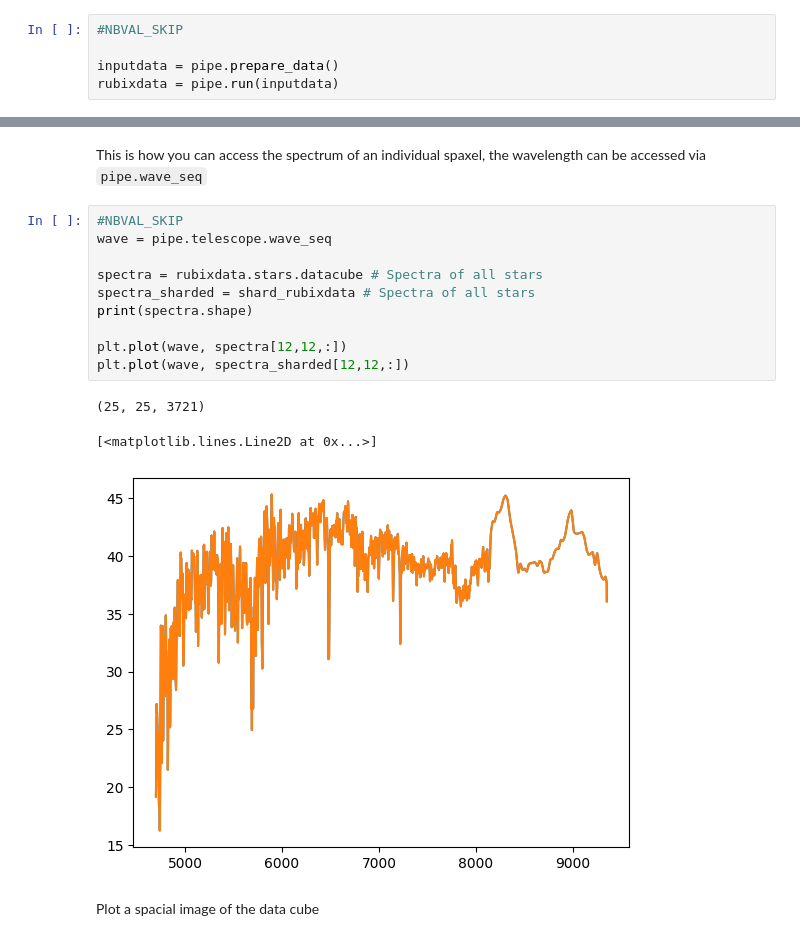
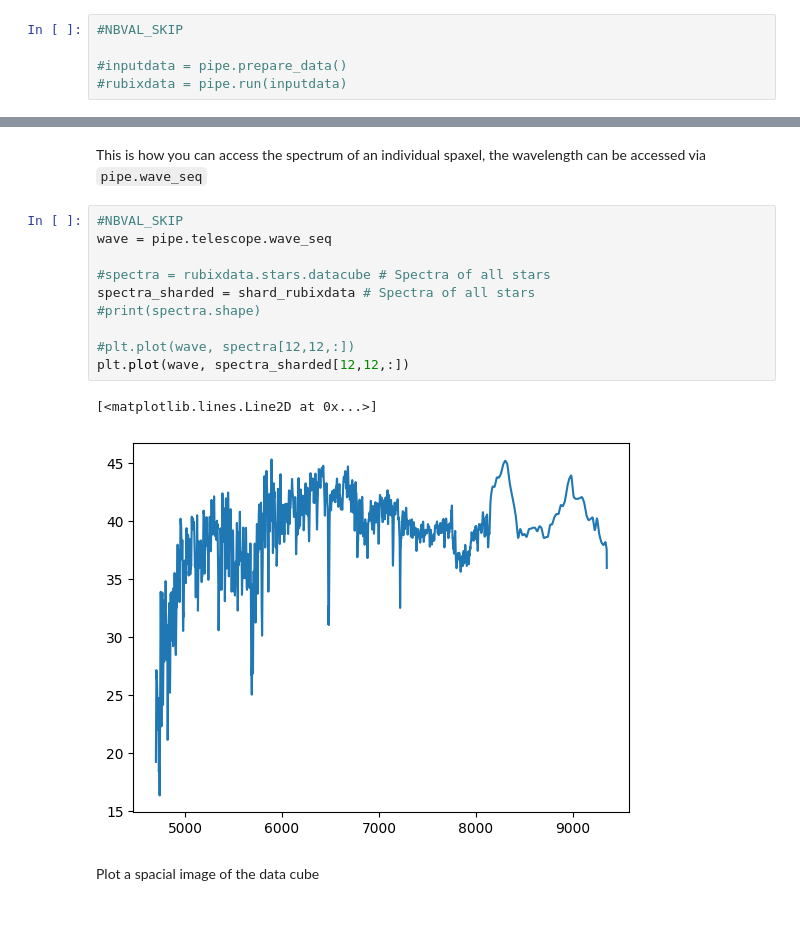
Before and after one commit to AstroAI-Lab/rubix, a Jupyter notebook: notebooks/rubix_pipeline_single_function_shard_map.ipynb, the cells around one changed output, grey strips where cells are left out. Saved outputs shown, nothing was run; the diff lists cells and outputs as text.

```diff
--- a/notebooks/rubix_pipeline_single_function_shard_map.ipynb
+++ b/notebooks/rubix_pipeline_single_function_shard_map.ipynb
@@ -225,6 +231,6 @@ pipe = RubixPipeline(config)
 # %%
 #NBVAL_SKIP
 
-inputdata = pipe.prepare_data()
-rubixdata = pipe.run(inputdata)
+#inputdata = pipe.prepare_data()
+#rubixdata = pipe.run(inputdata)
 # %% [output]
@@ -284,17 +292,16 @@ This is how you can access the spectrum of an individual spaxel, the wavelength
 # %%
 #NBVAL_SKIP
 wave = pipe.telescope.wave_seq
 
-spectra = rubixdata.stars.datacube # Spectra of all stars
+#spectra = rubixdata.stars.datacube # Spectra of all stars
 spectra_sharded = shard_rubixdata # Spectra of all stars
-print(spectra.shape)
+#print(spectra.shape)
 
-plt.plot(wave, spectra[12,12,:])
+#plt.plot(wave, spectra[12,12,:])
 plt.plot(wave, spectra_sharded[12,12,:])
 # %% [output]
-(25, 25, 3721)
+[<matplotlib.lines.Line2D at 0x...>]
-[<matplotlib.lines.Line2D at 0x...>]
-[figure, old version]
+[figure, new version]
 # %% [markdown]
 Plot a spacial image of the data cube
 # %%
```
Also changed, not shown: parts of 7 cells of this notebook, 3 other files.
